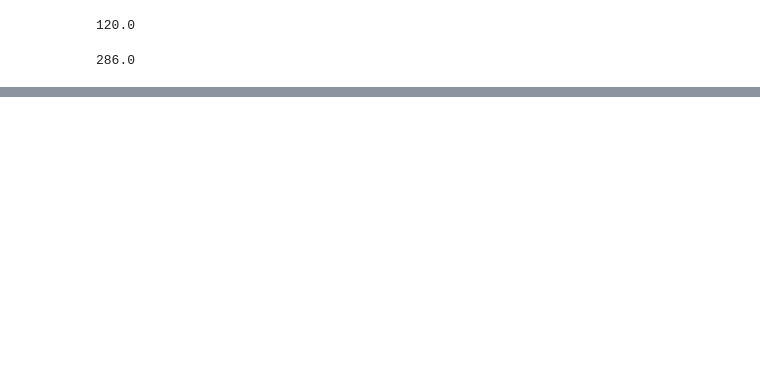
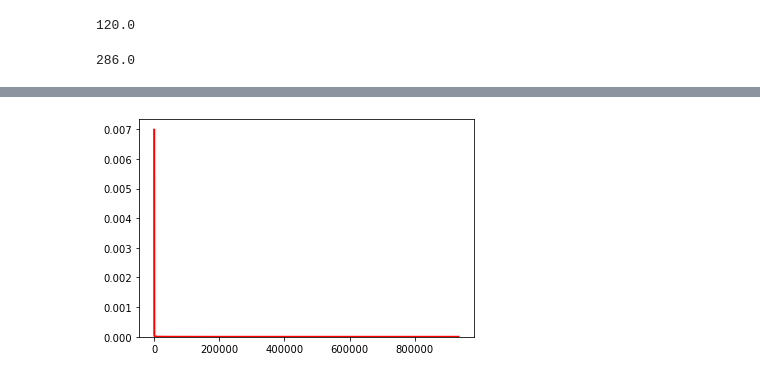
Before and after one commit to Ruairi8/FoDA-assessment, a Jupyter notebook: practicals/Topic2Randomness.ipynb, the cells around one changed output, grey strips where cells are left out. Saved outputs shown, nothing was run; the diff lists cells and outputs as text; code cells hidden in the pictures; blank space fills up the shorter version.

```diff
--- a/practicals/Topic2Randomness.ipynb
+++ b/practicals/Topic2Randomness.ipynb
@@ -34,0 +50,13 @@ Te
+# %%
+import matplotlib.pyplot as plt
+import numpy as np
+x = np.random.default_rng()
+counts, bins, ignored = plt.hist(x.lognormal(8, 4, 20), bins=10, density=True)
+y = np.linspace(min(bins), max(bins), 10000)
+pdf = (np.exp(-(np.log(y) - 14)**2 / (2 * 8**2))
+       / (y * 8 * np.sqrt(2 * np.pi)))
+plt.plot(y, pdf, linewidth=2, color='r')
+plt.axis('tight')
+plt.show()
+# %% [output]
+[figure, added]
```
Also changed, not shown: parts of 20 cells of this notebook.
